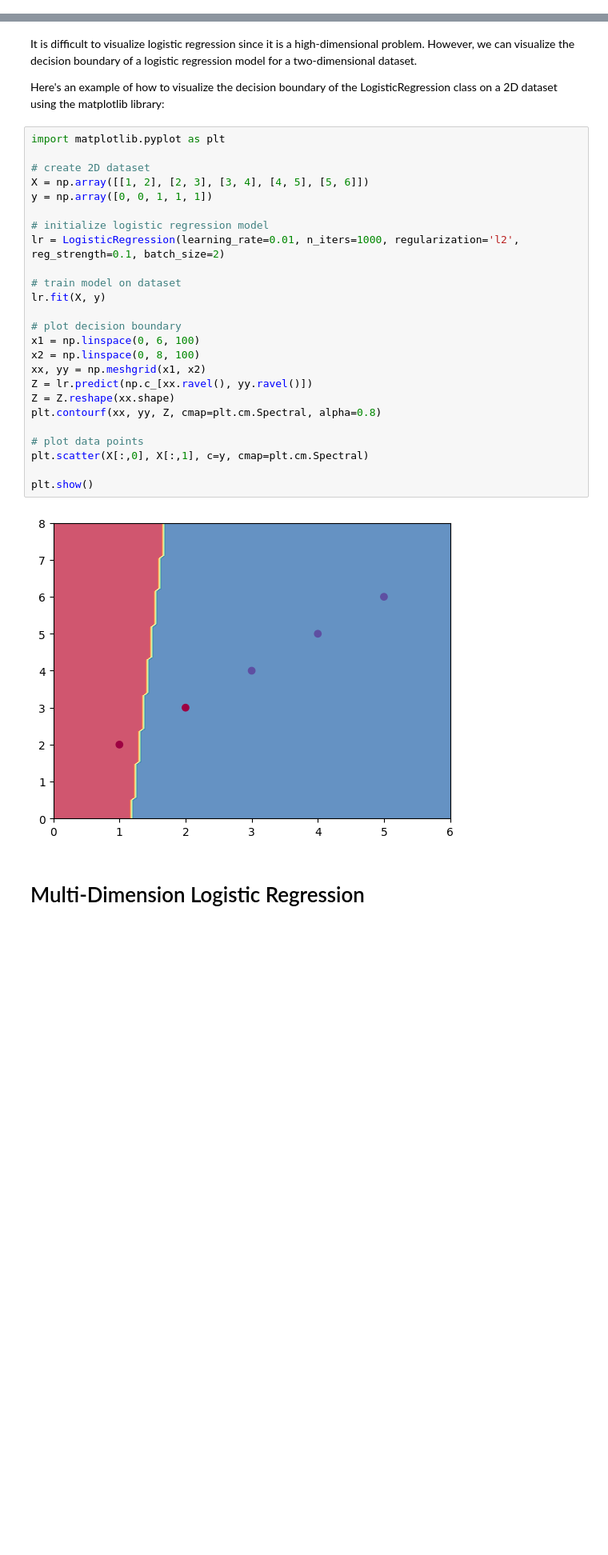
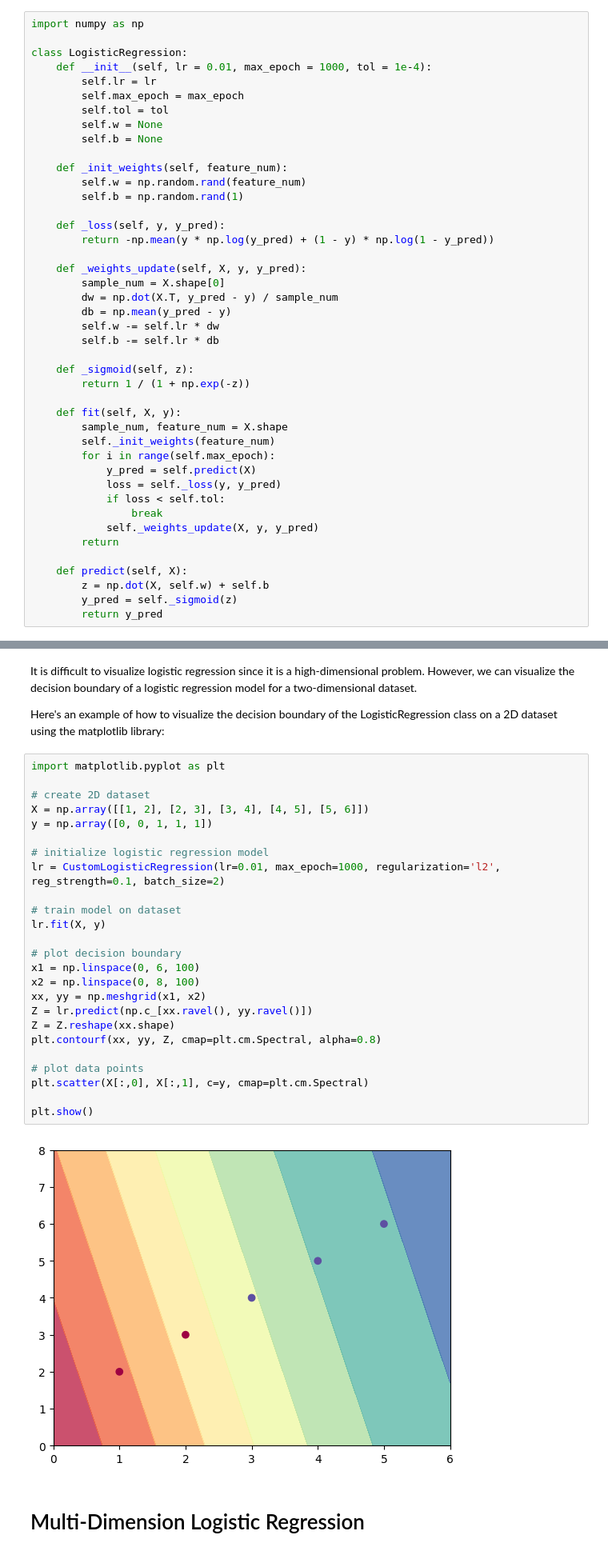
Before and after one commit to BichengWang/py-notebook, a Jupyter notebook: src/ml/interview/draft_proposal/logistic_regression.ipynb, the cells around one changed output, grey strips where cells are left out. Shown at 80% size. Cells and saved outputs as stored; diff of their text form; blank space fills up the shorter version.

Commit message:
logistic & linear & two layer

```diff
--- a/src/ml/interview/draft_proposal/logistic_regression.ipynb
+++ b/src/ml/interview/draft_proposal/logistic_regression.ipynb
@@ -46,3 +11,46 @@ class LogisticRegression:
+# %%
+import numpy as np
+
+class LogisticRegression:
+    def __init__(self, lr = 0.01, max_epoch = 1000, tol = 1e-4):
+        self.lr = lr
+        self.max_epoch = max_epoch
+        self.tol = tol
+        self.w = None
+        self.b = None
+
+    def _init_weights(self, feature_num):
+        self.w = np.random.rand(feature_num)
+        self.b = np.random.rand(1)
+
+    def _loss(self, y, y_pred):
+        return -np.mean(y * np.log(y_pred) + (1 - y) * np.log(1 - y_pred))
+
+    def _weights_update(self, X, y, y_pred):
+        sample_num = X.shape[0]
+        dw = np.dot(X.T, y_pred - y) / sample_num
+        db = np.mean(y_pred - y)
+        self.w -= self.lr * dw
+        self.b -= self.lr * db
+
+    def _sigmoid(self, z):
+        return 1 / (1 + np.exp(-z))
+
+    def fit(self, X, y):
+        sample_num, feature_num = X.shape
+        self._init_weights(feature_num)
+        for i in range(self.max_epoch):
+            y_pred = self.predict(X)
+            loss = self._loss(y, y_pred)
+            if loss < self.tol:
+                break
+            self._weights_update(X, y, y_pred)
+        return
+
+    def predict(self, X):
+        z = np.dot(X, self.w) + self.b
+        y_pred = self._sigmoid(z)
+        return y_pred
 # %% [markdown]
 ## Test
 # %%
@@ -146,29 +158,29 @@ Here's an example of how to visualize the decision boundary of the LogisticRegre
 # %%
 import matplotlib.pyplot as plt
 
 # create 2D dataset
 X = np.array([[1, 2], [2, 3], [3, 4], [4, 5], [5, 6]])
 y = np.array([0, 0, 1, 1, 1])
 
 # initialize logistic regression model
-lr = LogisticRegression(learning_rate=0.01, n_iters=1000, regularization='l2', reg_strength=0.1, batch_size=2)
+lr = CustomLogisticRegression(lr=0.01, max_epoch=1000, regularization='l2', reg_strength=0.1, batch_size=2)
 
 # train model on dataset
 lr.fit(X, y)
 
 # plot decision boundary
 x1 = np.linspace(0, 6, 100)
 x2 = np.linspace(0, 8, 100)
 xx, yy = np.meshgrid(x1, x2)
 Z = lr.predict(np.c_[xx.ravel(), yy.ravel()])
 Z = Z.reshape(xx.shape)
 plt.contourf(xx, yy, Z, cmap=plt.cm.Spectral, alpha=0.8)
 
 # plot data points
 plt.scatter(X[:,0], X[:,1], c=y, cmap=plt.cm.Spectral)
 
 plt.show()
 # %% [output]
-[figure, old version]
+[figure, new version]
 # %% [markdown]
 # Multi-Dimension Logistic Regression
```
Also changed, not shown: parts of 12 cells of this notebook, 2 other files.
